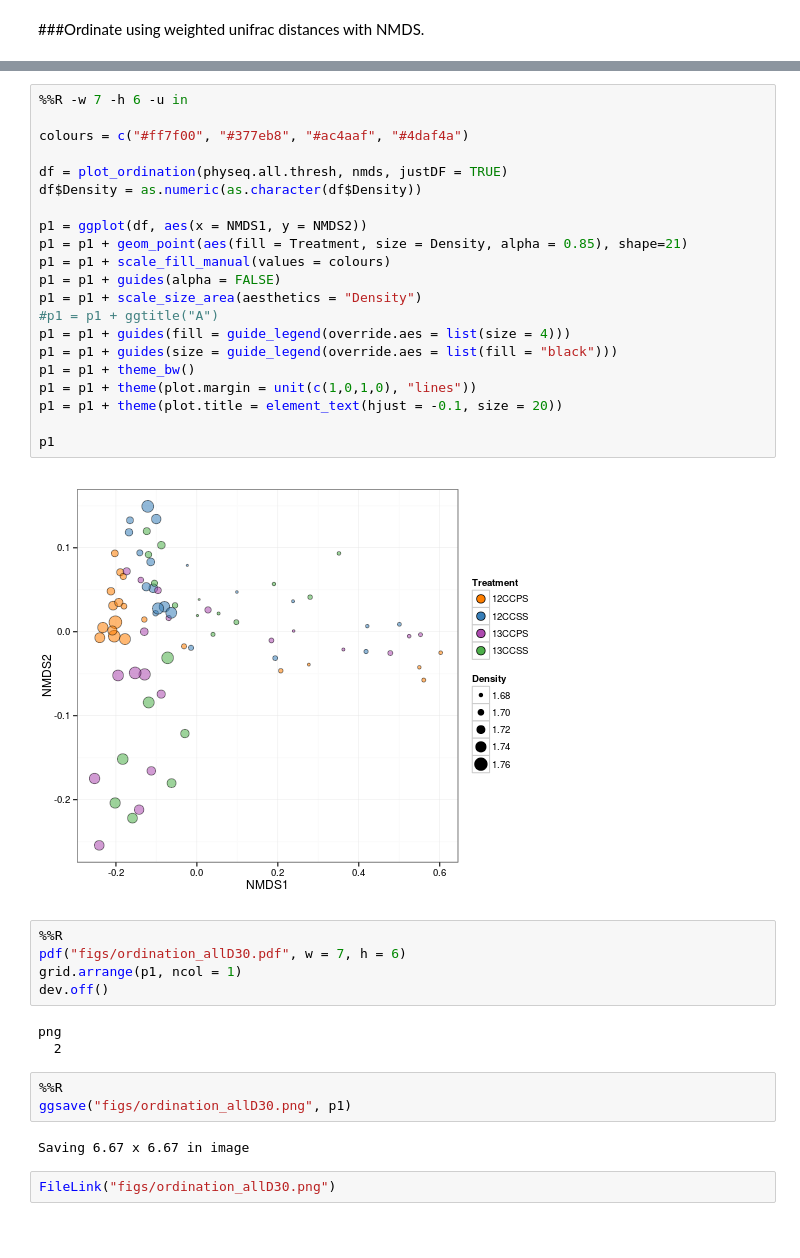
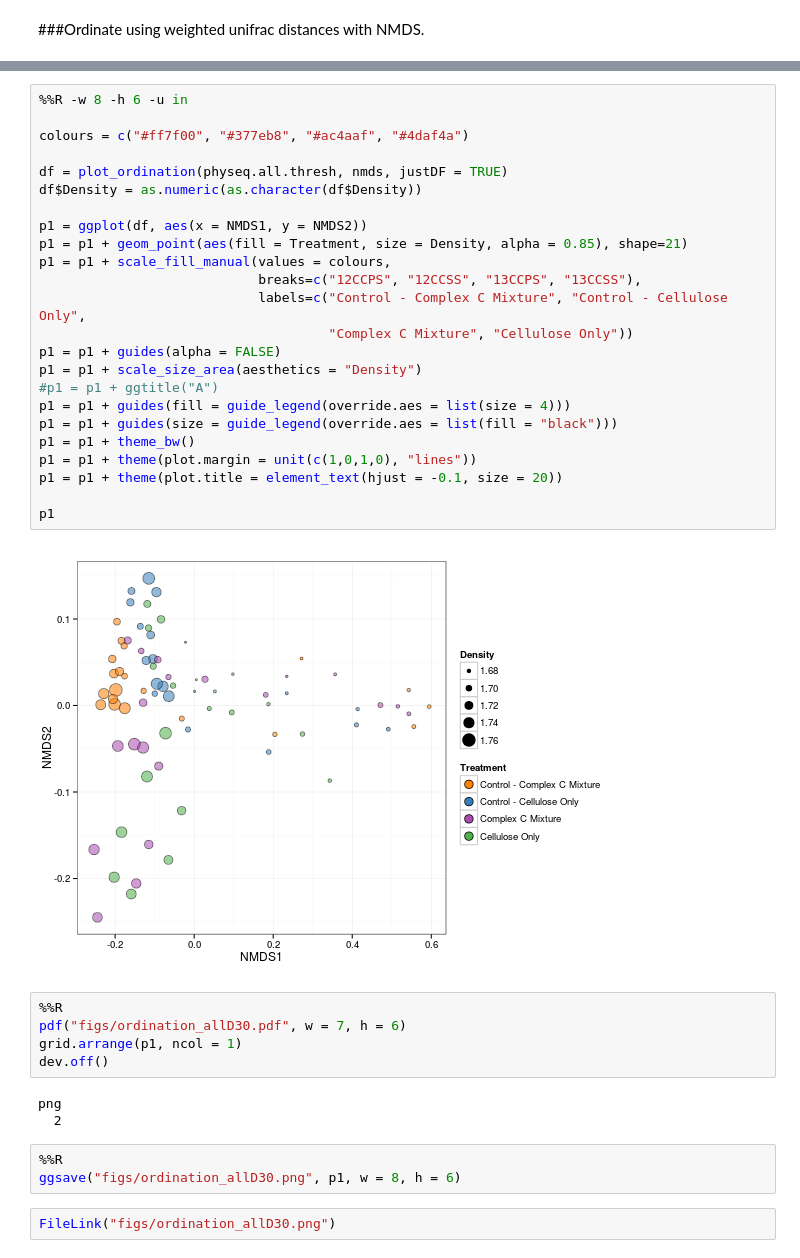
Before and after one commit to acampbellina/single_substrate, a Jupyter notebook: ordination_allD30.ipynb, the cells around one changed output, grey strips where cells are left out. Drawn from its saved outputs; the diff is of its cells as text; blank space fills up the shorter version.

```diff
--- a/ordination_allD30.ipynb
+++ b/ordination_allD30.ipynb
@@ -91,26 +83,29 @@ Run 20 stress 0.09146633
 # %%
-%%R -w 7 -h 6 -u in
+%%R -w 8 -h 6 -u in
 
 colours = c("#ff7f00", "#377eb8", "#ac4aaf", "#4daf4a")
 
 df = plot_ordination(physeq.all.thresh, nmds, justDF = TRUE)
 df$Density = as.numeric(as.character(df$Density))
 
 p1 = ggplot(df, aes(x = NMDS1, y = NMDS2))
 p1 = p1 + geom_point(aes(fill = Treatment, size = Density, alpha = 0.85), shape=21)
-p1 = p1 + scale_fill_manual(values = colours)
+p1 = p1 + scale_fill_manual(values = colours,
+                            breaks=c("12CCPS", "12CCSS", "13CCPS", "13CCSS"),
+                            labels=c("Control - Complex C Mixture", "Control - Cellulose Only",
+                                     "Complex C Mixture", "Cellulose Only"))
 p1 = p1 + guides(alpha = FALSE)
 p1 = p1 + scale_size_area(aesthetics = "Density")
 #p1 = p1 + ggtitle("A")
 p1 = p1 + guides(fill = guide_legend(override.aes = list(size = 4)))
 p1 = p1 + guides(size = guide_legend(override.aes = list(fill = "black")))
 p1 = p1 + theme_bw()
 p1 = p1 + theme(plot.margin = unit(c(1,0,1,0), "lines"))
 p1 = p1 + theme(plot.title = element_text(hjust = -0.1, size = 20))
 
 p1
 # %% [output]
-[figure, old version]
+[figure, new version]
 # %%
 %%R
 pdf("figs/ordination_allD30.pdf", w = 7, h = 6)
@@ -121,9 +116,7 @@ png
   2
 # %%
 %%R
-ggsave("figs/ordination_allD30.png", p1)
+ggsave("figs/ordination_allD30.png", p1, w = 8, h = 6)
-# %% [output]
-Saving 6.67 x 6.67 in image
 # %%
 FileLink("figs/ordination_allD30.png")
 # %% [output]
```
Also changed, not shown: parts of 4 cells of this notebook, 5 other files.
